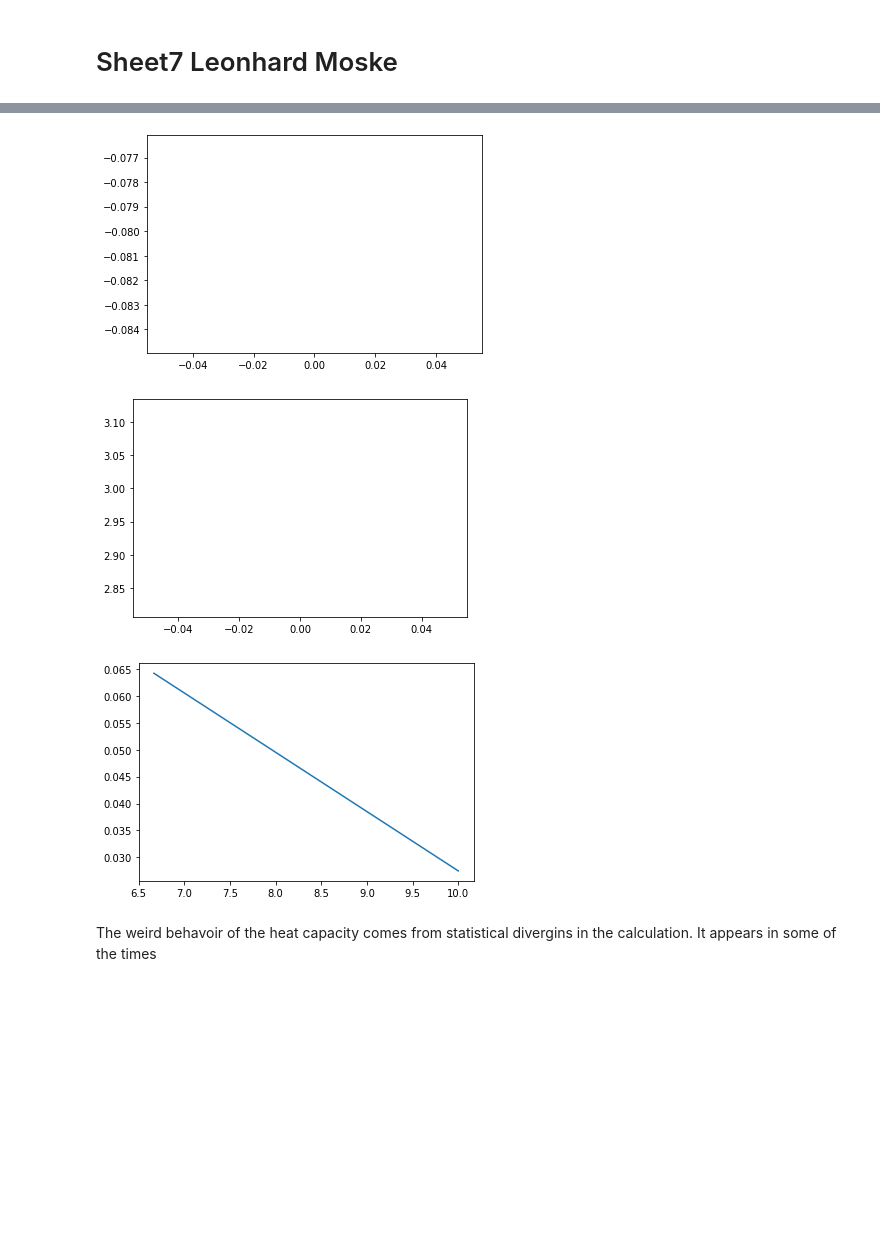
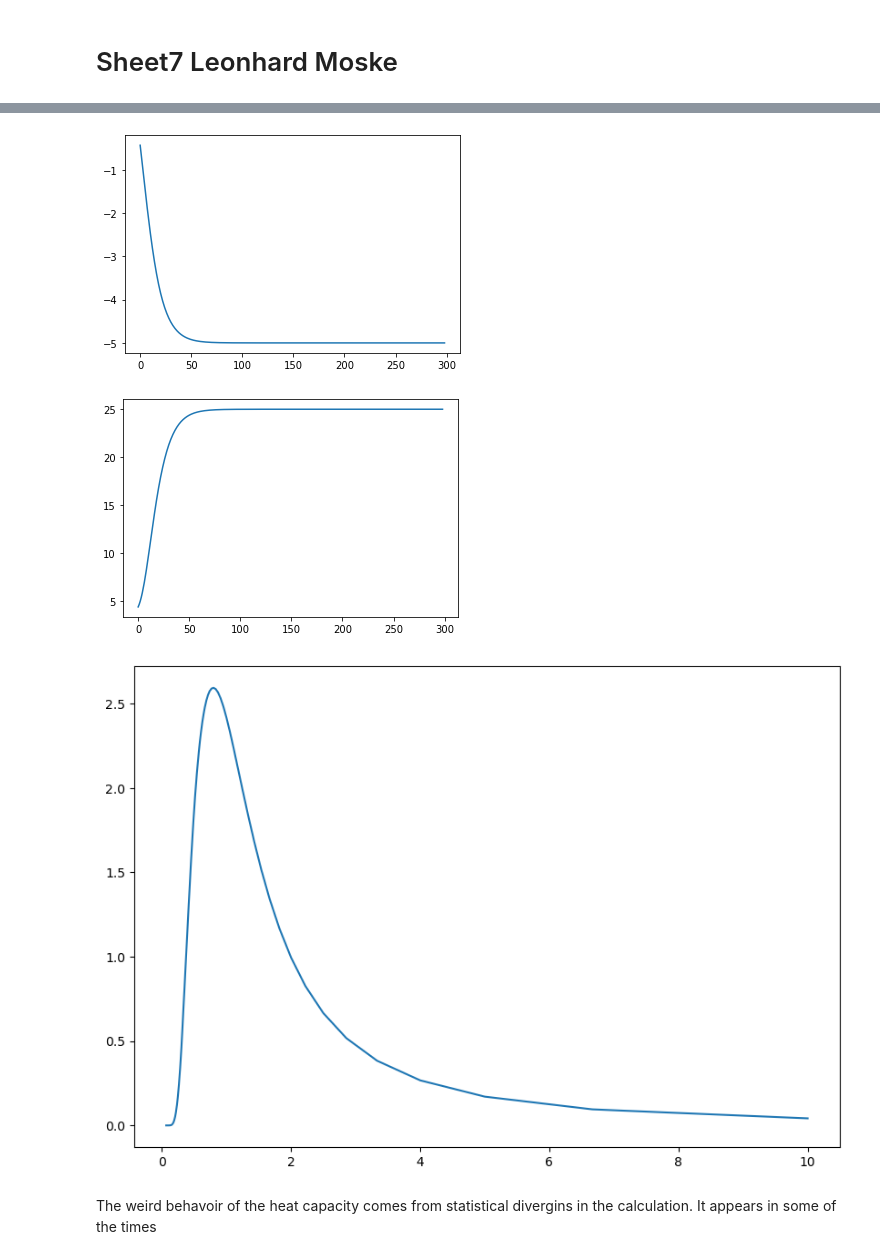
Before and after one commit to Leonhard-Moske/CMCMP, a Jupyter notebook: sheet7/physics767_sheet7_LeonhardMoske.ipynb, the cells around one changed output, grey strips where cells are left out. Cells and saved outputs as stored; diff of their text form; code cells hidden in the pictures; blank space fills up the shorter version.

```diff
--- a/sheet7/physics767_sheet7_LeonhardMoske.ipynb
+++ b/sheet7/physics767_sheet7_LeonhardMoske.ipynb
@@ -174,14 +174,14 @@ J = 1
 m = 200
 
 beta = 0.05
-Nbeta = 2# 300
+Nbeta =  300
 betas = np.arange(2*beta,beta*(Nbeta + 2),beta)
 
 
 ham = calcMatrix(genBasis(Lx*Ly,s),J,Lx,Ly,s)
 ham2 = np.matmul(ham,ham)
 
-Nsamples = 3
+Nsamples = 2
 
 Es = []
 E2s = []
@@ -223,15 +239,16 @@ for k in range(Nsamples):
 # %%
 import matplotlib.pyplot as plt
 plt.plot(np.mean(Es, axis = 0))
 plt.show()
 plt.plot(np.mean(E2s, axis = 0))
 plt.show()
+plt.figure(figsize=(10,7),dpi=100)
 plt.plot(1/betas,np.mean(cVs, axis = 0))
 plt.show()
 # %% [output]
-[figure, old version]
+[figure, new version]
-[figure, old version]
+[figure, new version]
-[figure, old version]
+[figure, new version]
 # %% [markdown]
 The weird behavoir of the heat capacity comes from statistical divergins in the calculation. It appears in some of the times
 # %%
```
Also changed, not shown: parts of 3 cells of this notebook.
